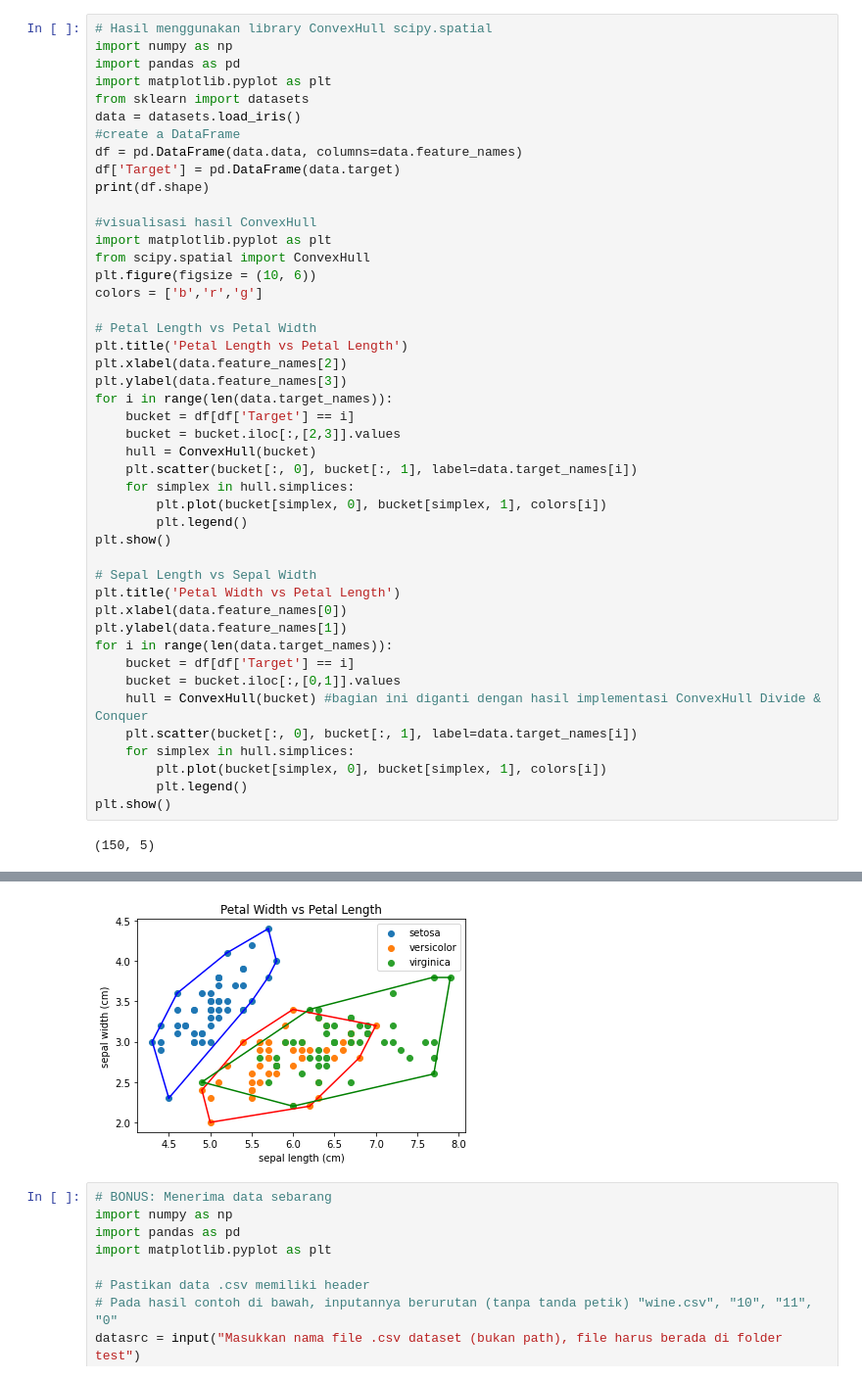
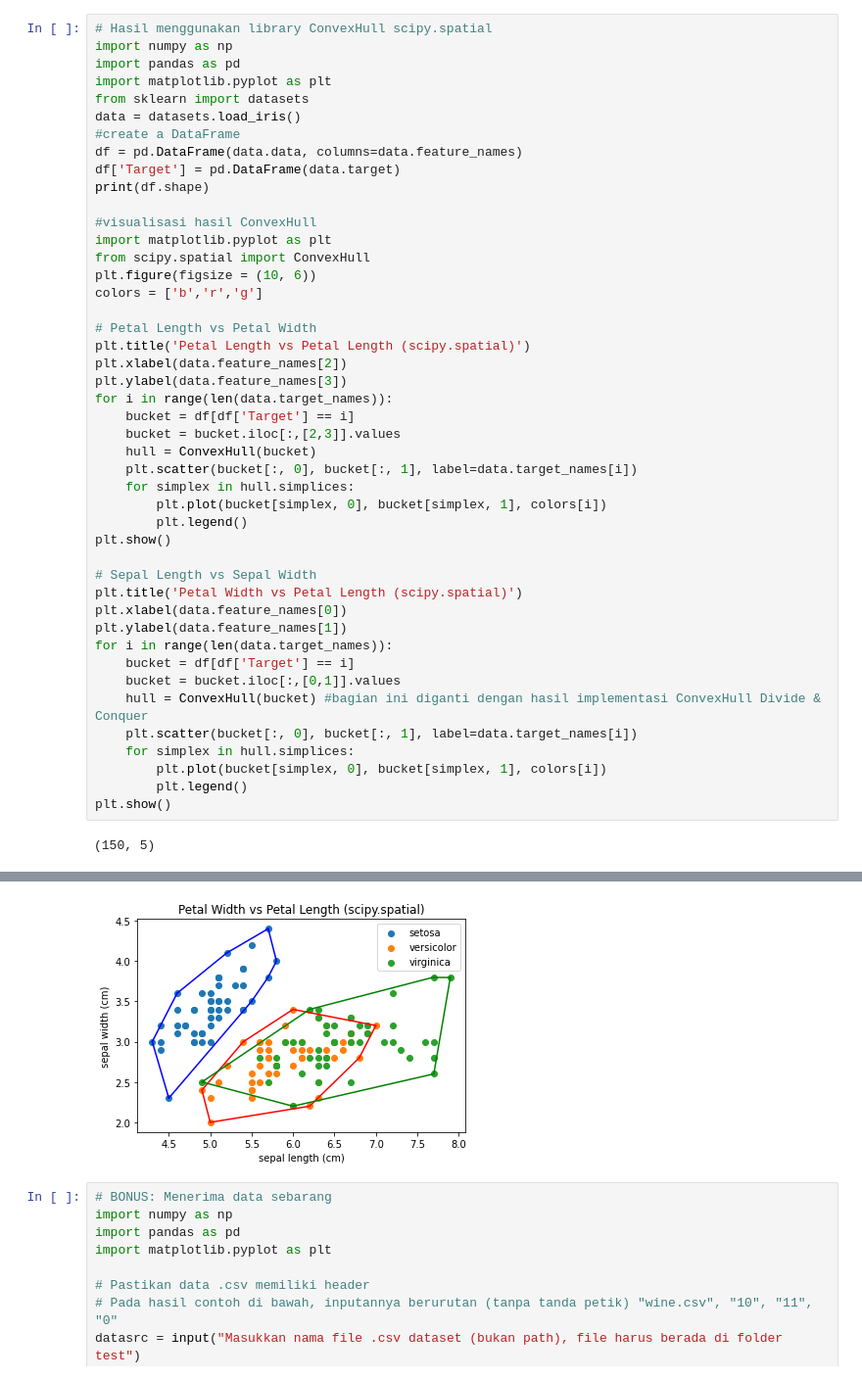
Before and after one commit to bryanahusna/Stima-Convex-Hull, a Jupyter notebook: src/main.ipynb, the cells around one changed output, grey strips where cells are left out. Shown at 98% size. Drawn from its saved outputs; the diff is of its cells as text.

```diff
--- a/src/main.ipynb
+++ b/src/main.ipynb
@@ -73,7 +73,7 @@ plt.figure(figsize = (10, 6))
 colors = ['b','r','g']
 
 # Petal Length vs Petal Width
-plt.title('Petal Length vs Petal Length')
+plt.title('Petal Length vs Petal Length (scipy.spatial)')
 plt.xlabel(data.feature_names[2])
 plt.ylabel(data.feature_names[3])
 for i in range(len(data.target_names)):
@@ -87,7 +87,7 @@ for i in range(len(data.target_names)):
 plt.show()
 
 # Sepal Length vs Sepal Width
-plt.title('Petal Width vs Petal Length')
+plt.title('Petal Width vs Petal Length (scipy.spatial)')
 plt.xlabel(data.feature_names[0])
 plt.ylabel(data.feature_names[1])
 for i in range(len(data.target_names)):
@@ -105,4 +105,4 @@ plt.show()
-[figure, old version]
+[figure, new version]
 # %%
 # BONUS: Menerima data sebarang
 import numpy as np
```
Also changed, not shown: parts of 2 cells of this notebook, 2 other files.
